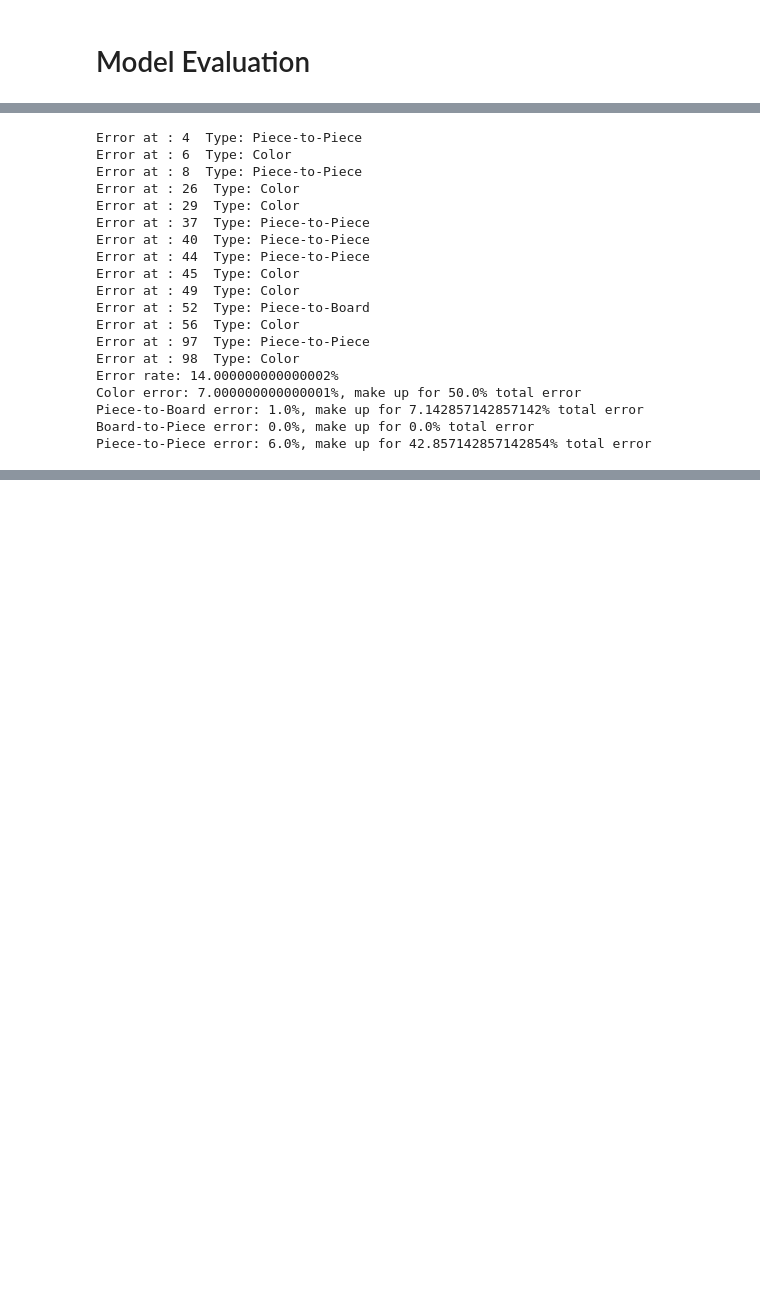
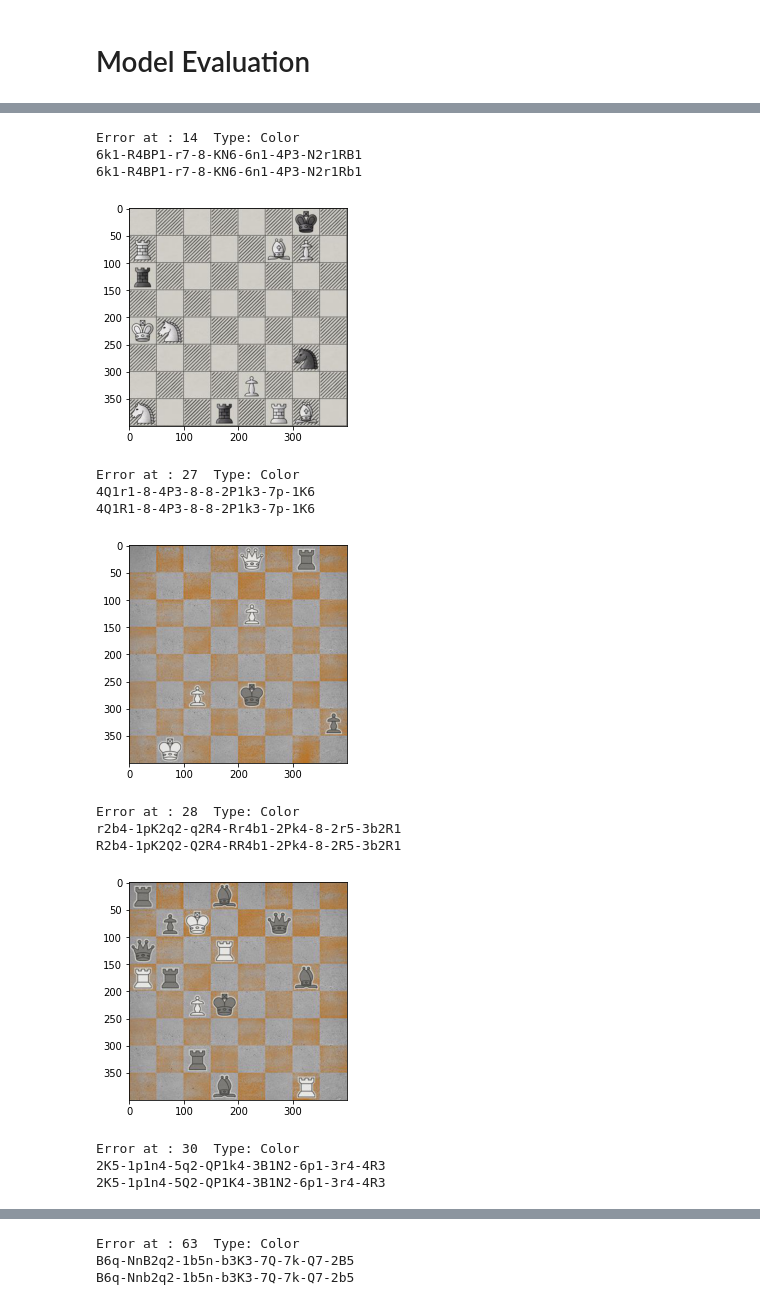
Before and after one commit to cuongmvn/ChessBoardRecognition, a Jupyter notebook: viet-cuong-nghiem-chessboard-recognition.ipynb, the cells around one changed output, grey strips where cells are left out. Saved outputs shown, nothing was run; the diff lists cells and outputs as text; code cells hidden in the pictures; blank space fills up the shorter version.

```diff
--- a/viet-cuong-nghiem-chessboard-recognition.ipynb
+++ b/viet-cuong-nghiem-chessboard-recognition.ipynb
@@ -426,24 +427,20 @@ Epoch 10/10
 <keras.callbacks.History at 0x...>
 # %%
 test = glob.glob("/kaggle/input/chess-positions/dataset/test/*.jpeg")
-evaluation_with_error_types(test, size=100)
+evaluation_with_error_types(test, size=100, visual=True)
 # %% [output]
-Error at : 4  Type: Piece-to-Piece
-Error at : 6  Type: Color
-Error at : 8  Type: Piece-to-Piece
-Error at : 26  Type: Color
-Error at : 29  Type: Color
-Error at : 37  Type: Piece-to-Piece
-Error at : 40  Type: Piece-to-Piece
-Error at : 44  Type: Piece-to-Piece
-Error at : 45  Type: Color
-Error at : 49  Type: Color
-Error at : 52  Type: Piece-to-Board
-Error at : 56  Type: Color
-Error at : 97  Type: Piece-to-Piece
-Error at : 98  Type: Color
-Error rate: 14.000000000000002%
-Color error: 7.000000000000001%, make up for 50.0% total error
-Piece-to-Board error: 1.0%, make up for 7.142857142857142% total error
-Board-to-Piece error: 0.0%, make up for 0.0% total error
-Piece-to-Piece error: 6.0%, make up for 42.857142857142854% total error
+Error at : 14  Type: Color
+6k1-R4BP1-r7-8-KN6-6n1-4P3-N2r1RB1
+6k1-R4BP1-r7-8-KN6-6n1-4P3-N2r1Rb1
+[figure, added]
+Error at : 27  Type: Color
+4Q1r1-8-4P3-8-8-2P1k3-7p-1K6
+4Q1R1-8-4P3-8-8-2P1k3-7p-1K6
+[figure, added]
+Error at : 28  Type: Color
+r2b4-1pK2q2-q2R4-Rr4b1-2Pk4-8-2r5-3b2R1
+R2b4-1pK2Q2-Q2R4-RR4b1-2Pk4-8-2R5-3b2R1
+[figure, added]
+Error at : 30  Type: Color
+2K5-1p1n4-5q2-QP1k4-3B1N2-6p1-3r4-4R3
+2K5-1p1n4-5Q2-QP1K4-3B1N2-6p1-3r4-4R3
@@ -449,0 +448,3 @@ Piece-to-Piece error: 6.0%, make up for 42.857142857142854% total error
+Error at : 63  Type: Color
+B6q-NnB2q2-1b5n-b3K3-7Q-7k-Q7-2B5
+B6q-Nnb2q2-1b5n-b3K3-7Q-7k-Q7-2b5
```
Also changed, not shown: parts of 8 cells of this notebook.
